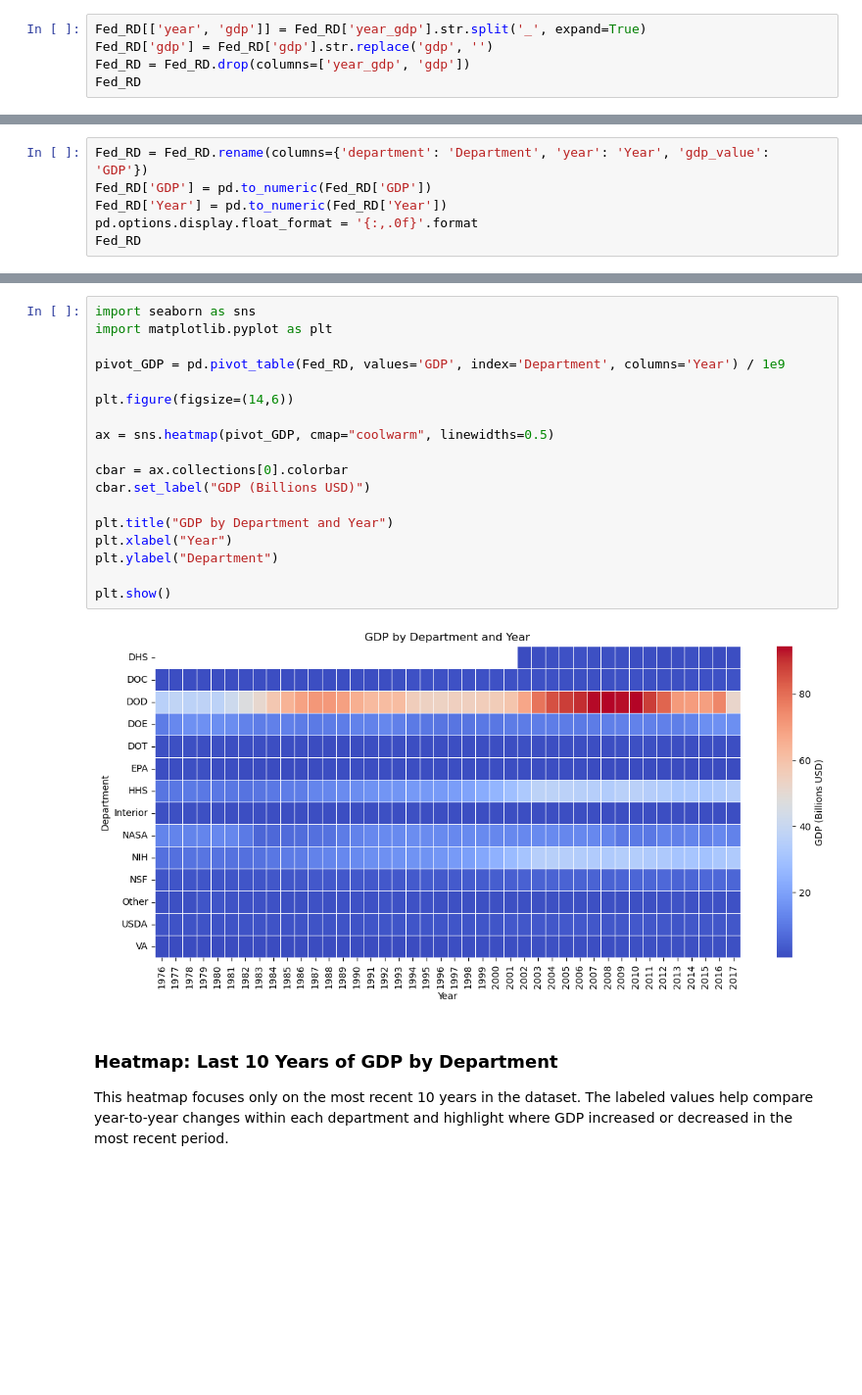
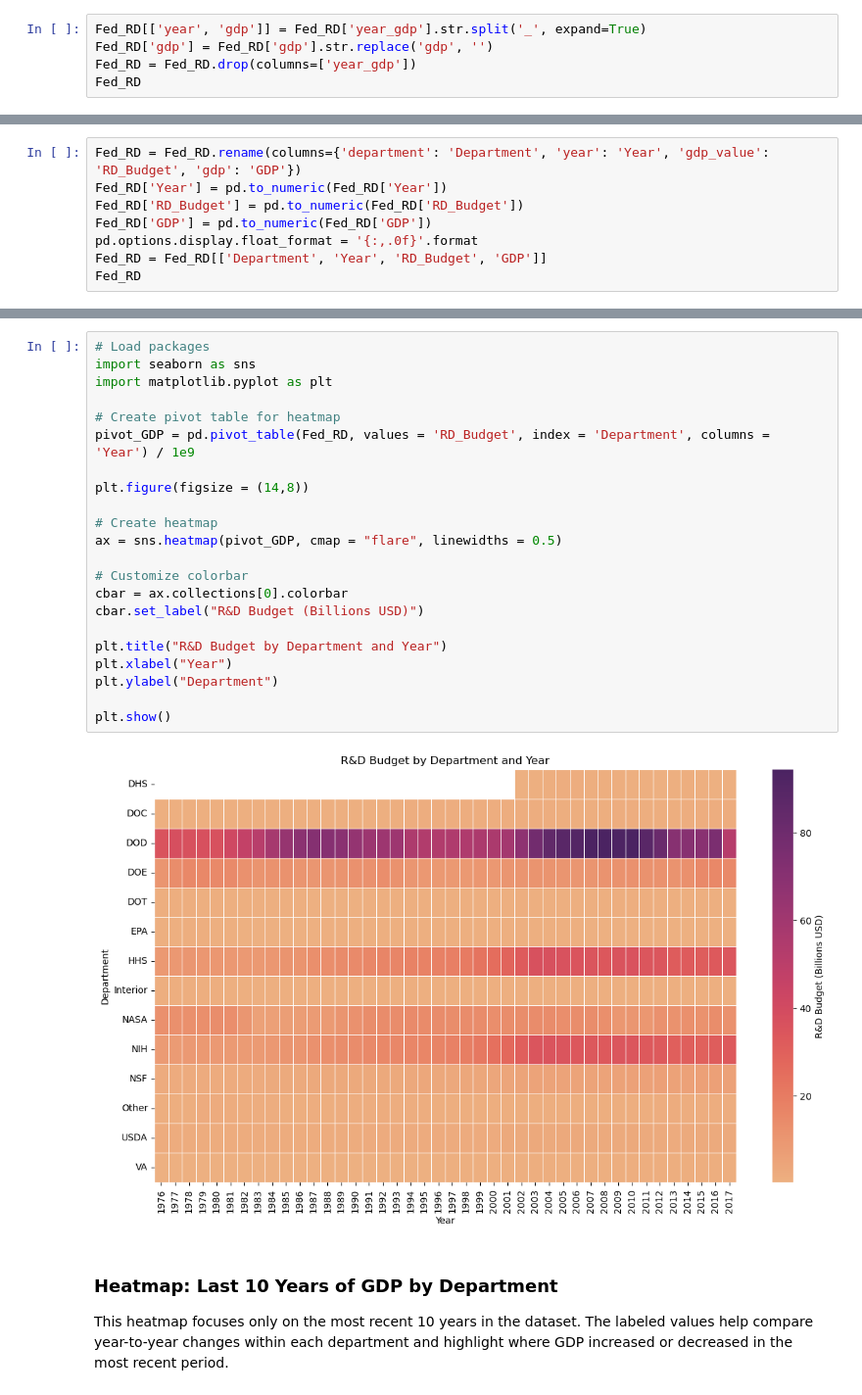
Before and after one commit to tmsantar/Santarelli-Data-Science-Portfolio, a Jupyter notebook: TidyData-Project/main.ipynb, the cells around one changed output, grey strips where cells are left out. Shown at 98% size. Cells and saved outputs as stored; diff of their text form; blank space fills up the shorter version.

```diff
--- a/TidyData-Project/main.ipynb
+++ b/TidyData-Project/main.ipynb
@@ -27,6 +30,6 @@ First, the year_gdp column is split into two separate columns using str.split().
 # %%
 Fed_RD[['year', 'gdp']] = Fed_RD['year_gdp'].str.split('_', expand=True)
 Fed_RD['gdp'] = Fed_RD['gdp'].str.replace('gdp', '')
-Fed_RD = Fed_RD.drop(columns=['year_gdp', 'gdp'])
+Fed_RD = Fed_RD.drop(columns=['year_gdp'])
 Fed_RD
 # %% [output]
@@ -48,7 +53,9 @@ Final clean up of column names. Then changed the GDP and Year columns to numeric
 # %%
-Fed_RD = Fed_RD.rename(columns={'department': 'Department', 'year': 'Year', 'gdp_value': 'GDP'})
+Fed_RD = Fed_RD.rename(columns={'department': 'Department', 'year': 'Year', 'gdp_value': 'RD_Budget', 'gdp': 'GDP'})
+Fed_RD['Year'] = pd.to_numeric(Fed_RD['Year'])
+Fed_RD['RD_Budget'] = pd.to_numeric(Fed_RD['RD_Budget'])
 Fed_RD['GDP'] = pd.to_numeric(Fed_RD['GDP'])
-Fed_RD['Year'] = pd.to_numeric(Fed_RD['Year'])
 pd.options.display.float_format = '{:,.0f}'.format
+Fed_RD = Fed_RD[['Department', 'Year', 'RD_Budget', 'GDP']]
 Fed_RD
 # %% [output]
@@ -70,25 +79,29 @@ Fed_RD
 
 This chart gives an overall comparison of GDP across departments over time. The color differences make it easier to see which departments consistently have higher GDP values and which remain lower across the full dataset.
 # %%
+# Load packages
 import seaborn as sns
 import matplotlib.pyplot as plt
 
-pivot_GDP = pd.pivot_table(Fed_RD, values='GDP', index='Department', columns='Year') / 1e9
+# Create pivot table for heatmap
+pivot_GDP = pd.pivot_table(Fed_RD, values = 'RD_Budget', index = 'Department', columns = 'Year') / 1e9
 
-plt.figure(figsize=(14,6))
+plt.figure(figsize = (14,8))
 
-ax = sns.heatmap(pivot_GDP, cmap="coolwarm", linewidths=0.5)
+# Create heatmap
+ax = sns.heatmap(pivot_GDP, cmap = "flare", linewidths = 0.5)
 
+# Customize colorbar
 cbar = ax.collections[0].colorbar
-cbar.set_label("GDP (Billions USD)")
+cbar.set_label("R&D Budget (Billions USD)")
 
-plt.title("GDP by Department and Year")
+plt.title("R&D Budget by Department and Year")
 plt.xlabel("Year")
 plt.ylabel("Department")
 
 plt.show()
 # %% [output]
-[figure, old version]
+[figure, new version]
 # %% [markdown]
 ### Heatmap: Last 10 Years of GDP by Department
 
```
Also changed, not shown: parts of 11 cells of this notebook.
